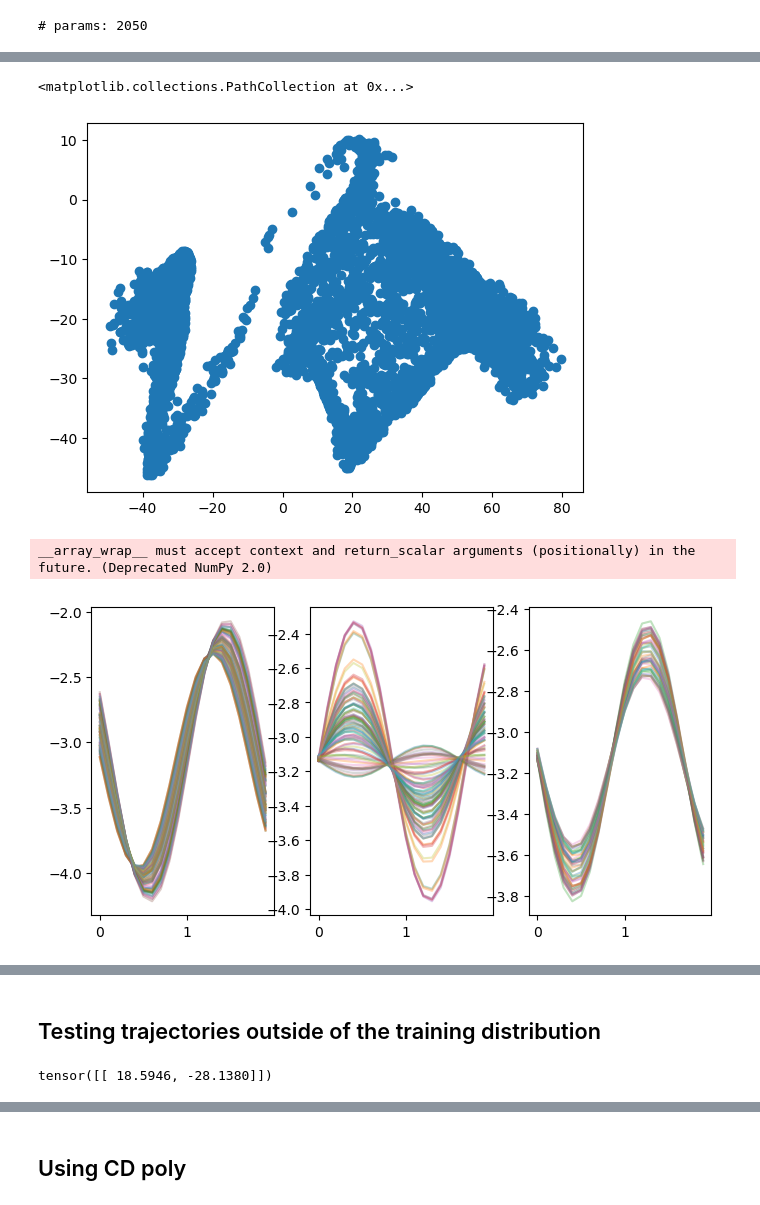
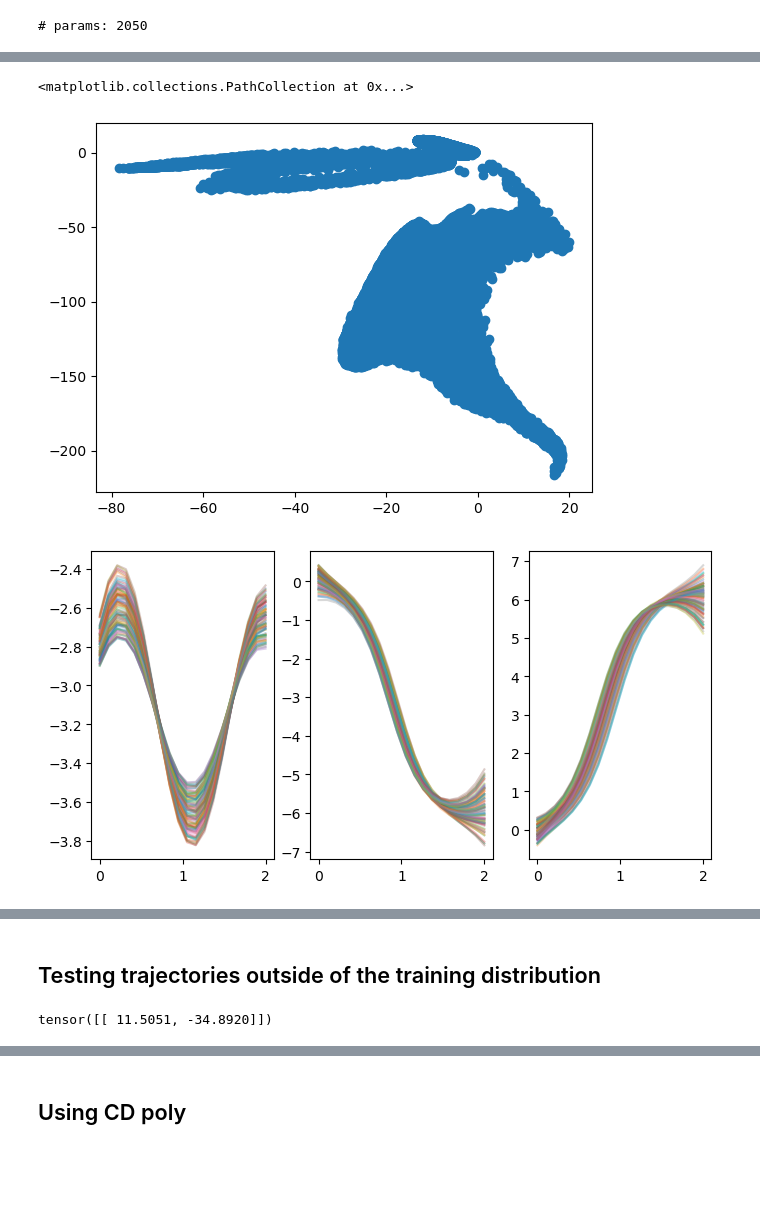
Before and after one commit to ljnel/cd-project, a Jupyter notebook: encoders/mlp.ipynb, the cells around one changed output, grey strips where cells are left out. Cells and saved outputs as stored; diff of their text form; code cells hidden in the pictures; blank space fills up the shorter version.

```diff
--- a/encoders/mlp.ipynb
+++ b/encoders/mlp.ipynb
@@ -19,9 +19,9 @@ if project_root not in sys.path:
 from simulation.gen_pend import *
 
 param_dists = {
-    'q': stats.uniform(-np.pi, 2 * np.pi),  # U[-pi, pi]
-    'v': stats.norm(loc=5.),  # U[-3, 3]
-    'b': stats.uniform(0., .1) # U[0, .1]
+    'q': stats.uniform(-np.pi, 2 * np.pi),
+    'v': stats.uniform(-6., 12),
+    'b': stats.uniform(0., .2)
 }
 
-times, trajs = gen_trajs(10_000, 2., 20, param_dists)
+times, trajs = gen_trajs(50_000, 2., 20, param_dists)
@@ -174,4 +169,4 @@ torch.save(te.state_dict(), PATH)
 # %%
-PATH = './mlp_state_dict.pth'
-te.load_state_dict(torch.load(PATH))
+PATH = './mlp.pth'
+te = torch.load(PATH)
 # %% [output]
@@ -191,7 +189,7 @@ with torch.no_grad():
 plt.scatter(*latents.T)
 # %% [output]
 <matplotlib.collections.PathCollection at 0x...>
-[figure, old version]
+[figure, new version]
 # %%
 def plot_most_similar(latents, pt, num, ax):
     "Plot the trajectories that have the num closest latents to pt."
@@ -201,12 +199,11 @@ def plot_most_similar(latents, pt, num, ax):
         ax.plot(times, trajs[idx, 0, :], alpha=.3)
 # %%
 fig, axs = plt.subplots(1, 3, figsize=(8, 4))
-plot_most_similar(latents, np.array([-120, 30]), 100, axs[0])
-plot_most_similar(latents, np.array([-40, 30]), 100, axs[1])
-plot_most_similar(latents, np.array([-60, 0]), 50, axs[2])
+plot_most_similar(latents, np.array([0, -20]), 100, axs[0])
+plot_most_similar(latents, np.array([15, -20]), 100, axs[1])
+plot_most_similar(latents, np.array([20, 20]), 100, axs[2])
 # %% [output]
-__array_wrap__ must accept context and return_scalar arguments (positionally) in the future. (Deprecated NumPy 2.0)
-[figure, old version]
+[figure, new version]
 # %%
 from latent_app import create_dash_app
 # %%
@@ -217,13 +214,14 @@ app.run()
 # %% [markdown]
 ## Testing trajectories outside of the training distribution
 # %%
-_, traj_ood = gen_one_traj(2., .1, np.pi/4, 10., 1.)
+_, traj_ood = gen_one_traj(2., 20, np.pi/4, 10., 1.)
+traj_ood = traj_ood.reshape(1, 2, -1)  # Reshape to match the input shape of the model
 
 with torch.no_grad():
     _, latents_ood = te(torch.tensor(traj_ood))
 latents_ood
 # %% [output]
-tensor([[ 18.5946, -28.1380]])
+tensor([[ 11.5051, -34.8920]])
 # %%
 plt.plot(times, traj_ood[0, 0], alpha=.5)
 # %% [output]
```
Also changed, not shown: parts of 17 cells of this notebook, 6 other files.
